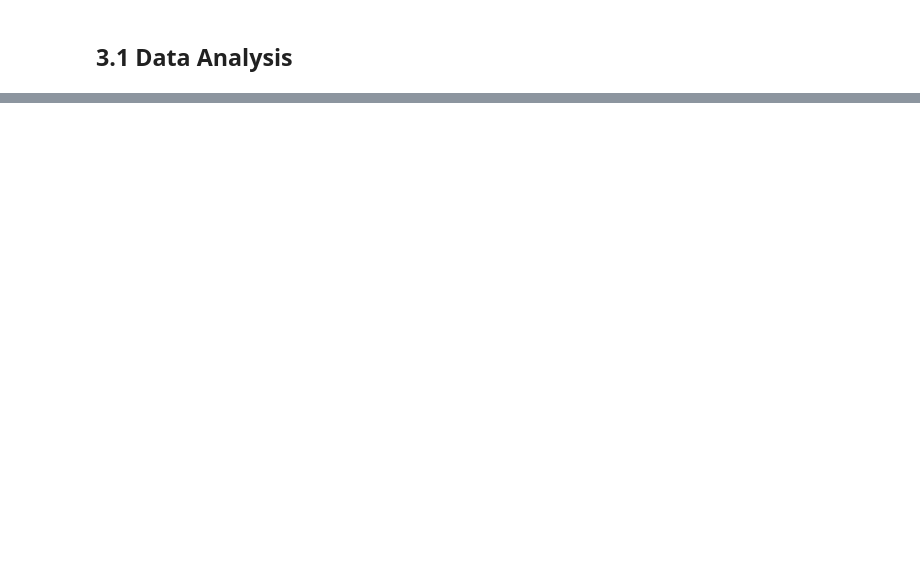
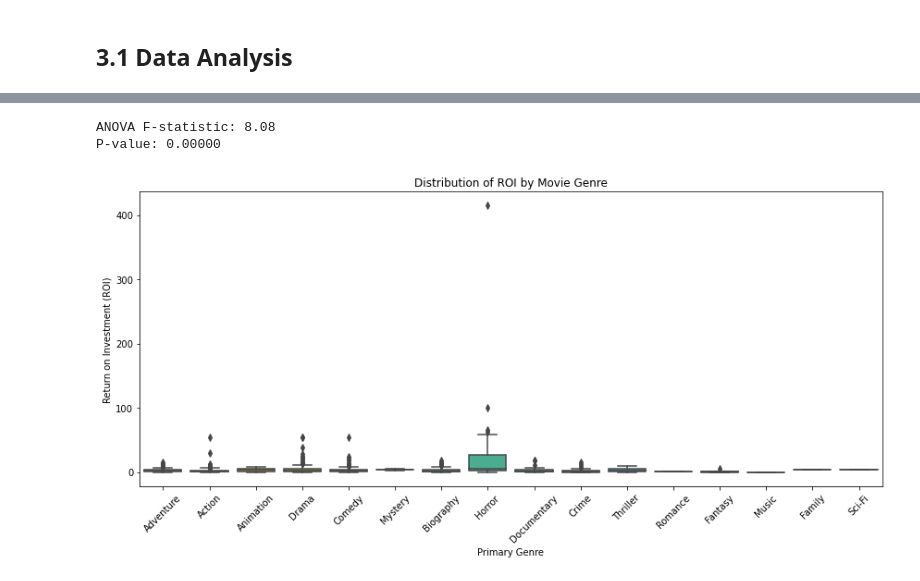
Before and after one commit to tingly-amua/Box-Office-Movie-Analysis, a Jupyter notebook: project.ipynb, the cells around one changed output, grey strips where cells are left out. Drawn from its saved outputs; the diff is of its cells as text; code cells hidden in the pictures; blank space fills up the shorter version.

Commit message:
Calculate and add ROI metric based on worldwide gross and production budget

```diff
--- a/project.ipynb
+++ b/project.ipynb
@@ -366,7 +365,8 @@ memory usage: 202.1+ KB
 * Columns remained with include : **title, year, runtime_minutes, genres, average_rating, release_date, production_budget, domestic_gross and worldwide gross**
 * Rationale - We establish that these columns are the most relevant in the solutions we aim to provide to the client.
 # %%
-full_df.drop(columns = ["studio", "id", "movie", "domestic_gross_x", "foreign_gross", "title_clean", "movie_id", "primary_title", "original_title", "start_year", "numvotes", "movie_clean"], inplace = True)
+full_df.drop(columns = ["studio", "id", "movie", "domestic_gross_x", "foreign_gross", "title", "movie_id",
+                        "primary_title", "original_title", "start_year", "numvotes", "movie"], inplace = True)
 # %%
 full_df.info()
 # %% [output]
@@ -399,0 +417,10 @@ Having cleaned the data, we can begin to analyze it to generate insights
+# %%
+# define a function to convert the object-type columns to integers
+def clean_money(value):
+    return int(value.replace("$", "").replace(",", ""))
+# %%
+# cleaning currency columns
+full_df["worldwide_gross"] = full_df["worldwide_gross"].apply(clean_money)
+full_df["production_budget"] = full_df["production_budget"].apply(clean_money)
+
+full_df.info()
@@ -399,0 +443,8 @@ Having cleaned the data, we can begin to analyze it to generate insights
+# %%
+# calcute ROI
+full_df['ROI'] = (full_df['worldwide_gross'] - full_df['production_budget']) / full_df['production_budget']
+
+
+full_df = full_df[(full_df['production_budget'] > 0) & (full_df['worldwide_gross'] > 0)]
+
+full_df.head()
@@ -399,0 +458,27 @@ Having cleaned the data, we can begin to analyze it to generate insights
+# %%
+from scipy.stats import f_oneway
+
+full_df['primary_genre'] = full_df['genres'].apply(lambda x: x.split(',')[0] if pd.notnull(x) else 'Unknown')
+
+# ANOVA test
+roi_by_genre = full_df.groupby('primary_genre')['ROI']
+roi_lists = [group.dropna().values for name, group in roi_by_genre]
+f_stat, p_value = f_oneway(*roi_lists)
+
+# Print test result
+print(f"ANOVA F-statistic: {f_stat:.2f}")
+print(f"P-value: {p_value:.5f}")
+
+# Visualization
+plt.figure(figsize=(12, 6))
+sns.boxplot(x='primary_genre', y='ROI', data=full_df)
+plt.xticks(rotation=45)
+plt.title('Distribution of ROI by Movie Genre')
+plt.ylabel('Return on Investment (ROI)')
+plt.xlabel('Primary Genre')
+plt.tight_layout()
+plt.show()
+# %% [output]
+ANOVA F-statistic: 8.08
+P-value: 0.00000
+[figure, added]
```
Also changed, not shown: parts of 11 cells of this notebook.
